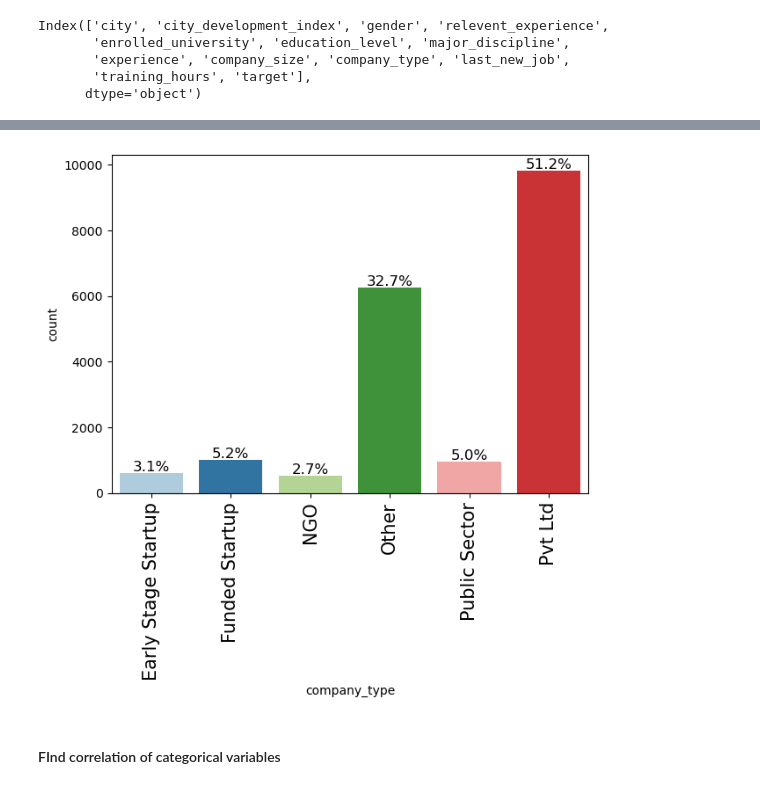
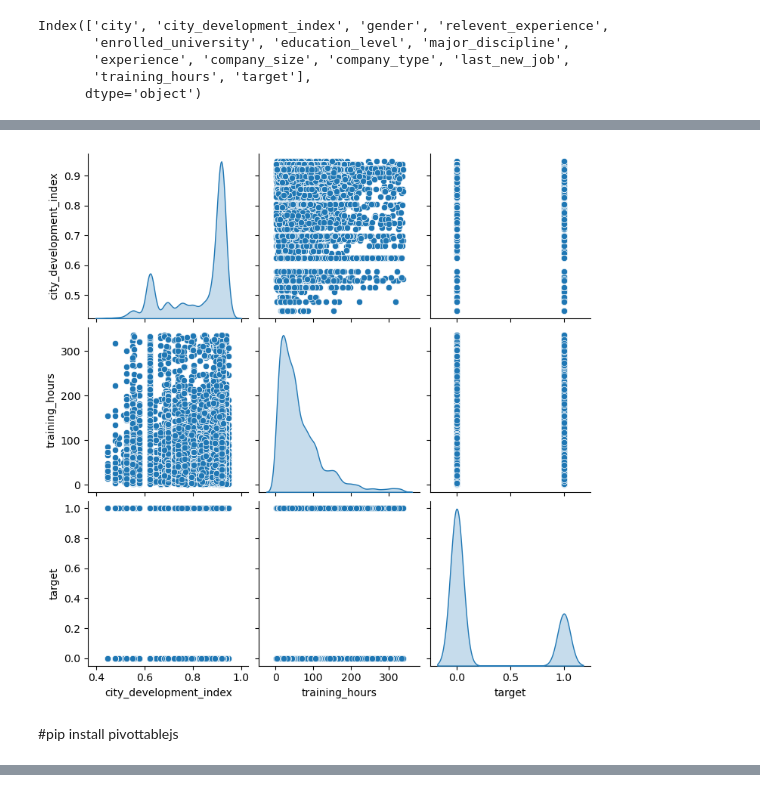
Before and after one commit to Nate73985/HR_Recruitment_Analysis, a Jupyter notebook: HR-Analytics.ipynb, the cells around one changed output, grey strips where cells are left out. Saved outputs shown, nothing was run; the diff lists cells and outputs as text; code cells hidden in the pictures.

```diff
--- a/HR-Analytics.ipynb
+++ b/HR-Analytics.ipynb
@@ -152,12 +197,13 @@ Note: you may need to restart the kernel to use updated packages.
+# %%
+sns.pairplot(data=hr, diag_kind="kde")
+plt.show()
+# %% [output]
+[figure, added]
+# %% [markdown]
+#pip install pivottablejs
 # %%
 from pivottablejs import pivot_ui
 
 pivot_ui(hr)
 # %% [output]
 [interactive output not drawn]
-# %%
-support.labeled_barplot(hr,"company_type",perc=True)
-# %% [output]
-[figure, removed]
-# %% [markdown]
-#### FInd correlation of categorical variables
```
Also changed, not shown: parts of 46 cells of this notebook.
